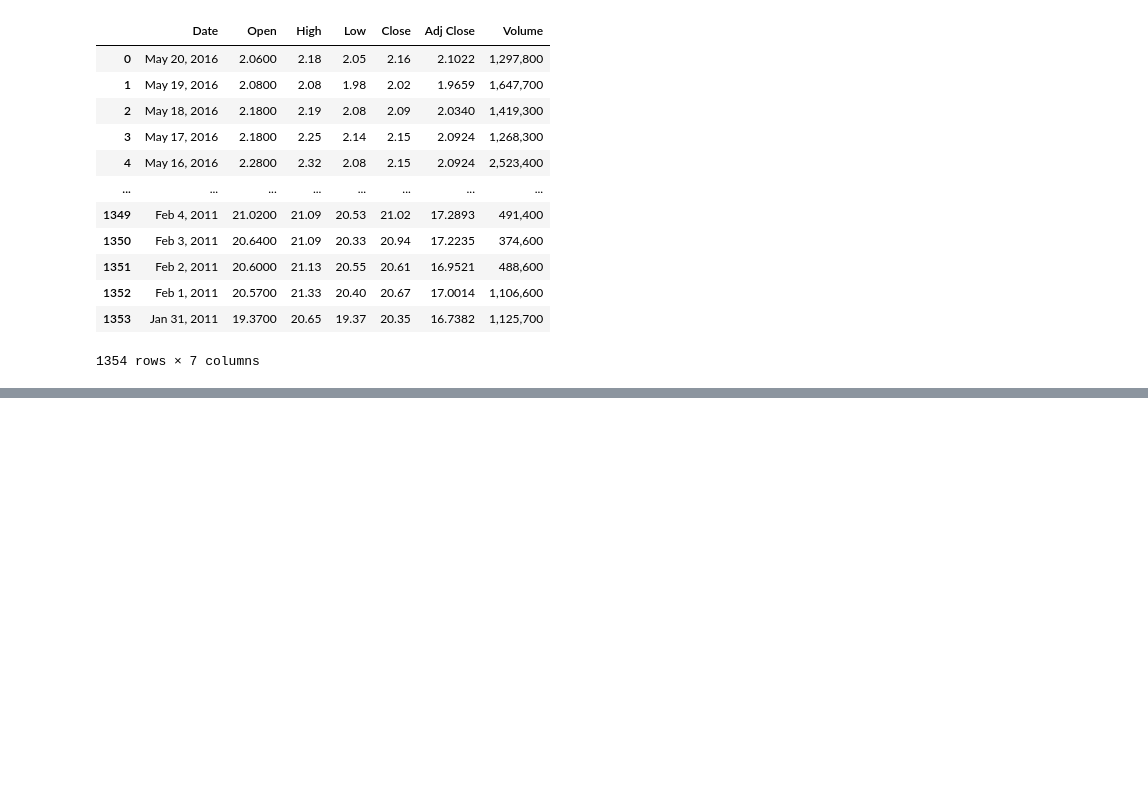
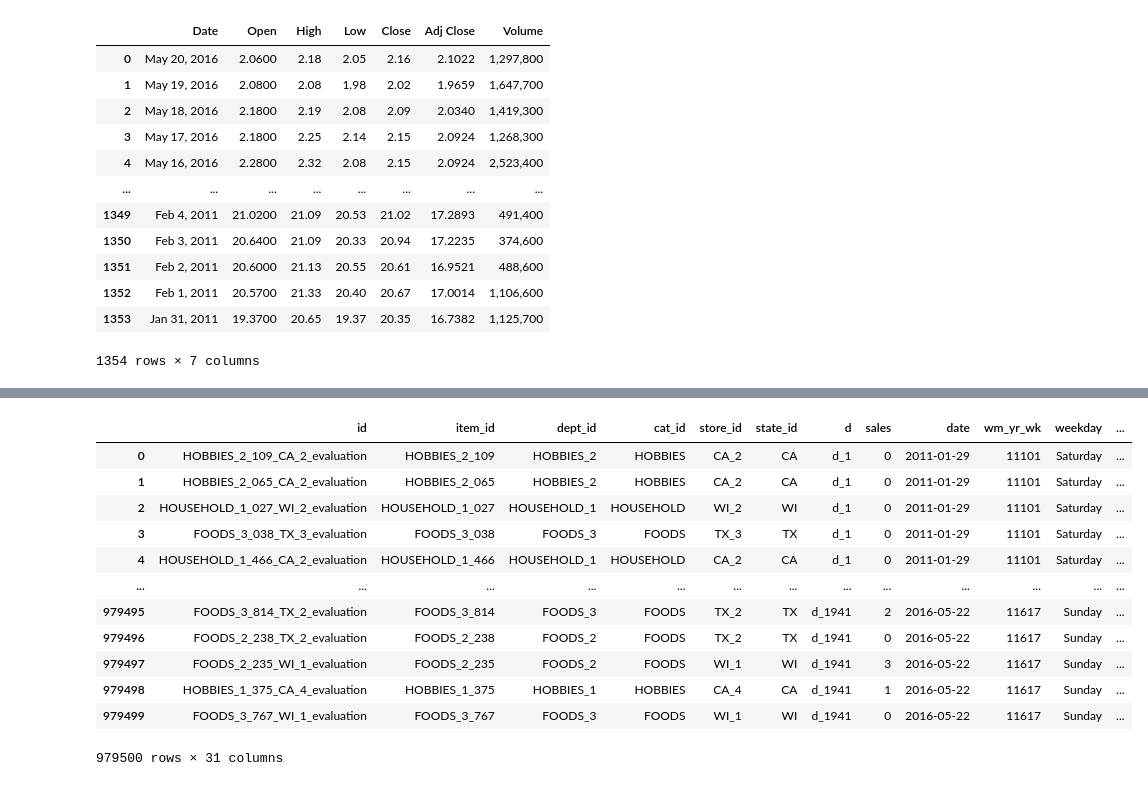
Before and after one commit to andtay/Machine_Learning_Based_Demand_Forecasting, a Jupyter notebook: Walmart/src/data.ipynb, the cells around one changed output, grey strips where cells are left out. Drawn from its saved outputs; the diff is of its cells as text; code cells hidden in the pictures; blank space fills up the shorter version.

```diff
--- a/Walmart/src/data.ipynb
+++ b/Walmart/src/data.ipynb
@@ -429,0 +565,16 @@ wti_crude_oil
+# %%
+final_data
+# %% [output]
+|  | id | item_id | dept_id | cat_id | store_id | state_id | d | sales | date | wm_yr_wk | weekday | ... |
+| 0 | HOBBIES_2_109_CA_2_evaluation | HOBBIES_2_109 | HOBBIES_2 | HOBBIES | CA_2 | CA | d_1 | 0 | 2011-01-29 | 11101 | Saturday | ... |
+| 1 | HOBBIES_2_065_CA_2_evaluation | HOBBIES_2_065 | HOBBIES_2 | HOBBIES | CA_2 | CA | d_1 | 0 | 2011-01-29 | 11101 | Saturday | ... |
+| 2 | HOUSEHOLD_1_027_WI_2_evaluation | HOUSEHOLD_1_027 | HOUSEHOLD_1 | HOUSEHOLD | WI_2 | WI | d_1 | 0 | 2011-01-29 | 11101 | Saturday | ... |
+| 3 | FOODS_3_038_TX_3_evaluation | FOODS_3_038 | FOODS_3 | FOODS | TX_3 | TX | d_1 | 0 | 2011-01-29 | 11101 | Saturday | ... |
+| 4 | HOUSEHOLD_1_466_CA_2_evaluation | HOUSEHOLD_1_466 | HOUSEHOLD_1 | HOUSEHOLD | CA_2 | CA | d_1 | 0 | 2011-01-29 | 11101 | Saturday | ... |
+| ... | ... | ... | ... | ... | ... | ... | ... | ... | ... | ... | ... | ... |
+| 979495 | FOODS_3_814_TX_2_evaluation | FOODS_3_814 | FOODS_3 | FOODS | TX_2 | TX | d_1941 | 2 | 2016-05-22 | 11617 | Sunday | ... |
+| 979496 | FOODS_2_238_TX_2_evaluation | FOODS_2_238 | FOODS_2 | FOODS | TX_2 | TX | d_1941 | 0 | 2016-05-22 | 11617 | Sunday | ... |
+| 979497 | FOODS_2_235_WI_1_evaluation | FOODS_2_235 | FOODS_2 | FOODS | WI_1 | WI | d_1941 | 3 | 2016-05-22 | 11617 | Sunday | ... |
+| 979498 | HOBBIES_1_375_CA_4_evaluation | HOBBIES_1_375 | HOBBIES_1 | HOBBIES | CA_4 | CA | d_1941 | 1 | 2016-05-22 | 11617 | Sunday | ... |
+| 979499 | FOODS_3_767_WI_1_evaluation | FOODS_3_767 | FOODS_3 | FOODS | WI_1 | WI | d_1941 | 0 | 2016-05-22 | 11617 | Sunday | ... |
+979500 rows × 31 columns
```
Also changed, not shown: parts of 14 cells of this notebook, 5 other files.
